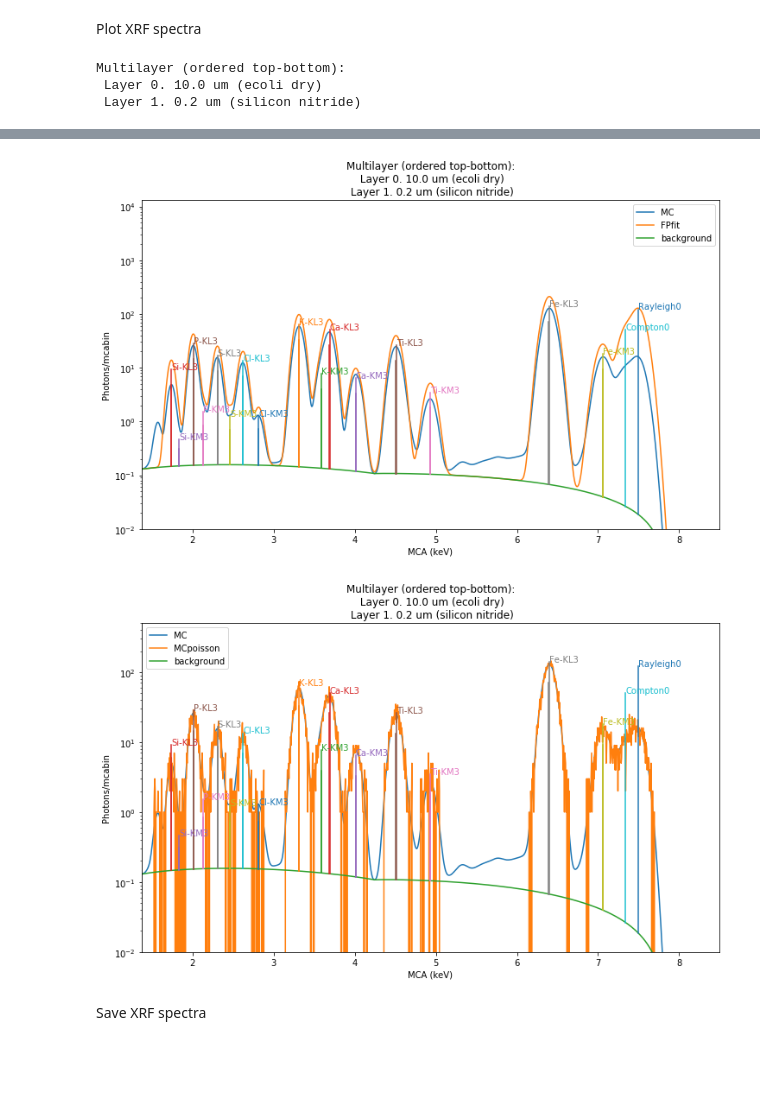
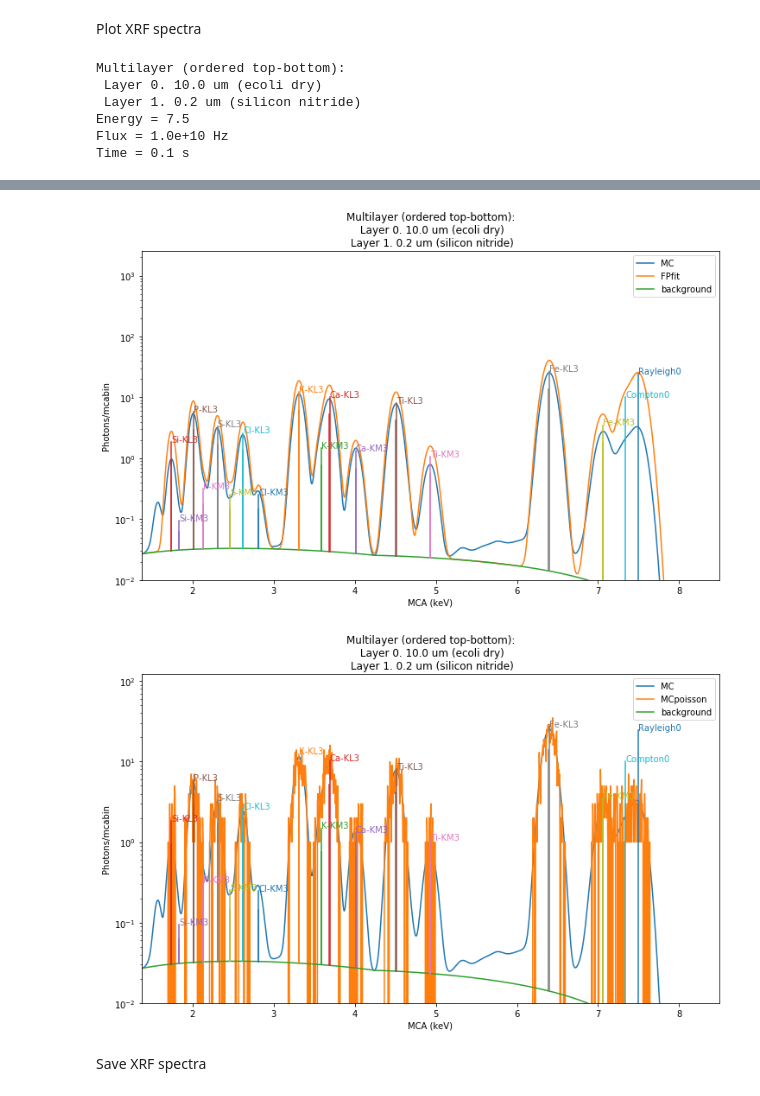
Before and after one commit to woutdenolf/spectrocrunch, a Jupyter notebook: doc/source/tutorials/montecarlo.ipynb, the cells around one changed output, grey strips where cells are left out. Cells and saved outputs as stored; diff of their text form; code cells hidden in the pictures; blank space fills up the shorter version.

```diff
--- a/doc/source/tutorials/montecarlo.ipynb
+++ b/doc/source/tutorials/montecarlo.ipynb
@@ -381,7 +396,7 @@ if 'imaging' in experiments:
     world = XrmcWorldBuilder(path)
     source, pymcahandle = define_source()
     pymcahandle.sample = define_sample(None, name=samplename)
-    print(pymcahandle.sample)
+    printsummary(pymcahandle)
     world_addsource(world, pymcahandle, fullfield=True)
     world_addpco(world)
     world_addsample(world, pymcahandle.sample, fullfield=True)
@@ -427,6 +445,7 @@ if 'xanes' in experiments:
     world_adddiode(world)
     world_addsample(world, pymcahandle.sample)
 
+    printsummary(pymcahandle)
     for fluo in [False, True]:
         if fluo:
             label = 'fluorescence'
@@ -516,7 +540,7 @@ if 'yield' in experiments:
                                                       pymcahandle.sample.geometry.distance.to('cm')))
         plt.axvline(x=90)
 
-    print(pymcahandle.sample)
+    printsummary(pymcahandle)
     rayleighline = xrayspectrum.RayleighLine(pymcahandle.energy)
     comptonline = xrayspectrum.ComptonLine(pymcahandle.energy)
     for line in [rayleighline, fluoline]:
@@ -557,6 +584,7 @@ if 'xrfdl' in experiments:
                  convoluted=True)
     world_addsample(world, pymcahandle.sample)
     multiplicity = (0,) + (10000,) * pymcahandle.ninteractions
+    printsummary(pymcahandle)
     data, info = run(world, multiplicity, simulate=True,
                      ylog=True, plot=True)
     #ax = plt.gca()
@@ -654,7 +688,7 @@ if 'xrfdl' in experiments:
         ax.set_xlabel('MCA (keV)')
         ax.set_ylabel('Photons/mcabin')
 
-    print(pymcahandle.sample)
+    printsummary(pymcahandle)
     for name, data in spectra.items():
         if name == 'MC':
             continue
@@ -664,3 +698,6 @@ if 'xrfdl' in experiments:
 Multilayer (ordered top-bottom):
  Layer 0. 10.0 um (ecoli dry)
  Layer 1. 0.2 um (silicon nitride)
+Energy = 7.5
+Flux = 1.0e+10 Hz
+Time = 0.1 s
@@ -670,5 +707,5 @@ Multilayer (ordered top-bottom):
-[figure, old version]
+[figure, new version]
-[figure, old version]
+[figure, new version]
 # %% [markdown]
 Save XRF spectra
 # %%
```
Also changed, not shown: parts of 12 cells of this notebook.
